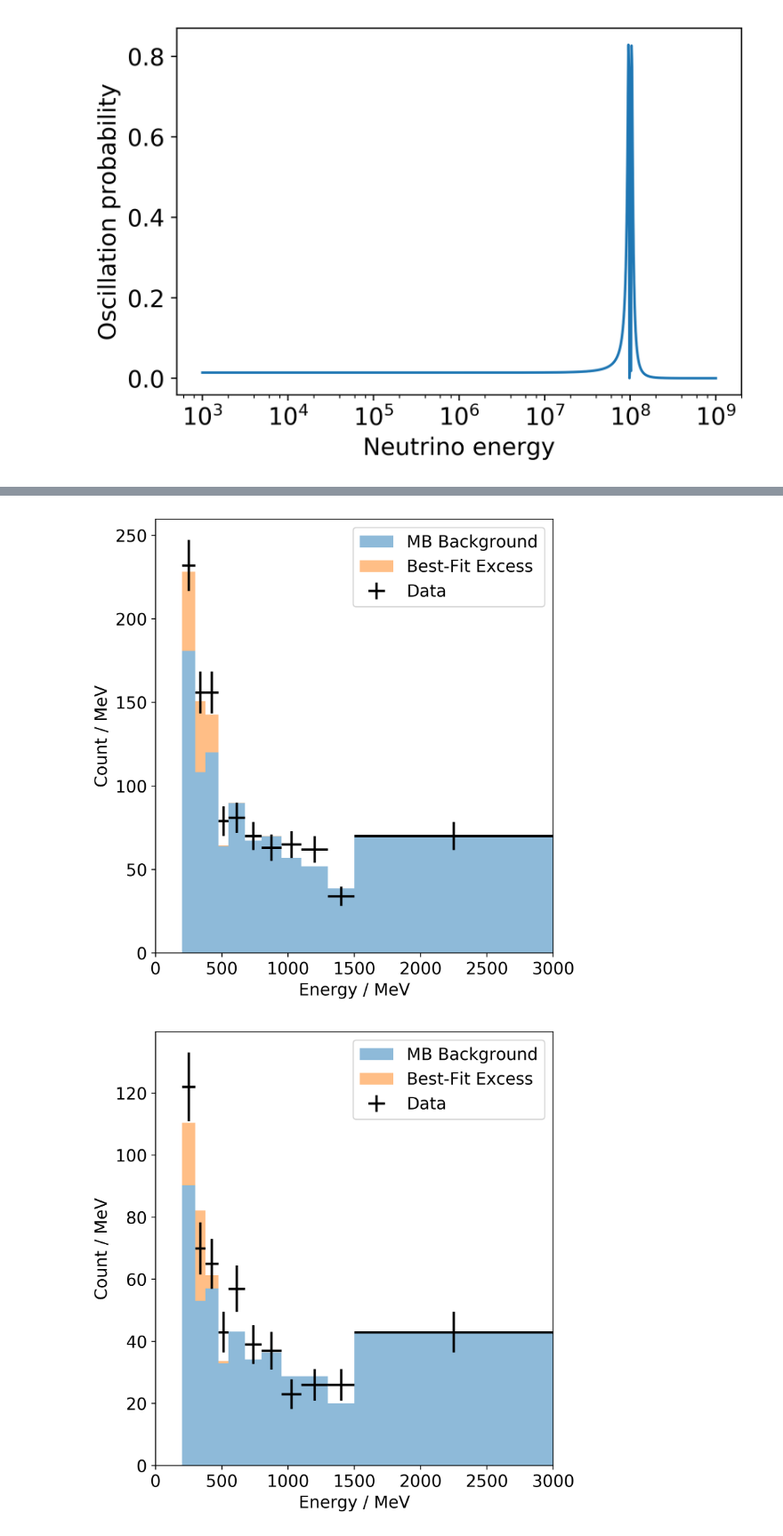
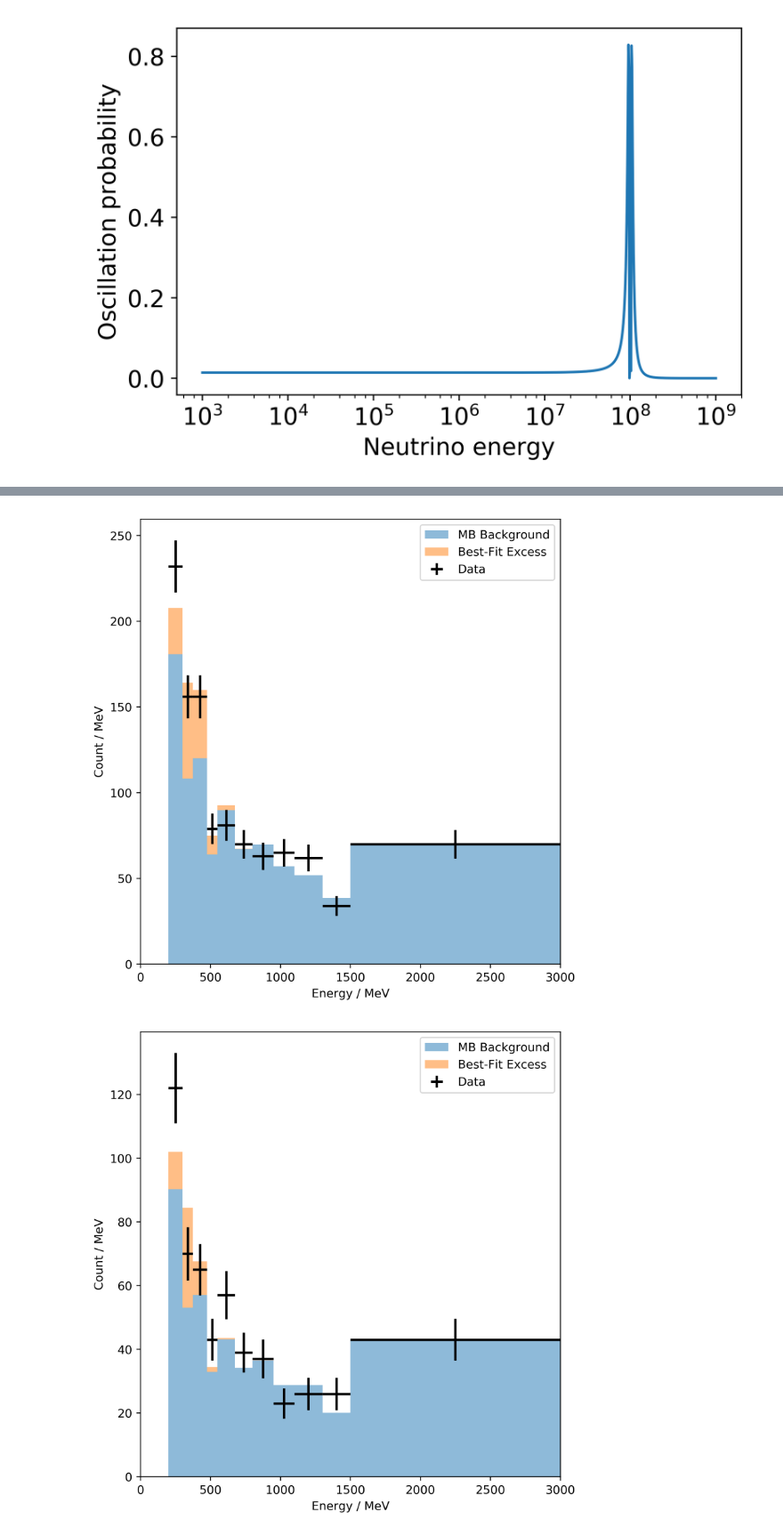
Before and after one commit to echurch/OscProbsNuHiggs, a Jupyter notebook: MBFromCNuB.ipynb, the cells around one changed output, grey strips where cells are left out. Shown at 89% size. Drawn from its saved outputs; the diff is of its cells as text; code cells hidden in the pictures.

```diff
--- a/MBFromCNuB.ipynb
+++ b/MBFromCNuB.ipynb
@@ -8,7 +8,7 @@ import scipy.stats
 
 #Plot formatting stuff
 font = {'family' : 'normal',
-        'size'   : 14}
+        'size'   : 10}
 
 mpl.rc('font', **font)
 mpl.rc("savefig", dpi=400)
@@ -91,3 +98,13 @@ MBSimEvents=numpy.loadtxt("MBData/miniboone_numunuefullosc_ntuple.txt")
 MBCounts_an=numpy.loadtxt("MBData/miniboone_nuebardata_lowe.txt")
 MBBackground_an=numpy.loadtxt("MBData/miniboone_nuebarbgr_lowe.txt")
 MBSimEvents_an=numpy.loadtxt("MBData/miniboone_numubarnuebarfullosc_ntuple.txt")
+MBCov = numpy.loadtxt("MBData/miniboone_full_fractcovmatrix_combined_lowe.txt")
+print "original matrix shape: ", MBCov.shape
+pylab.imshow(MBCov)
+#pylab.show()
+
+#MBCov_nu = MBCov[0:11,0:11]
+#MBCov_anu = MBCov[30:41,30:41]
+MBCov_nu = MBCov[10:21,10:21]
+MBCov_anu = MBCov[40:51,40:51]
+print "nu and anu shapes: ", MBCov_nu.shape, MBCov_anu.shape
@@ -232,14 +268,14 @@ pylab.savefig("FitPlots.png",dpi=200,bbox_inches=0)
 # %%
 #Plot best fit points
 
 #Nu Mode combined best fit
-DrawMBOscillated(2e5,3.3e8,MBBinEdges,MBSimEvents,MBBackground,MBCounts,"nue_2e5_33e8.png")
+DrawMBOscillated(2e5,3.6e8,MBBinEdges,MBSimEvents,MBBackground,MBCounts,"nue_2e5_33e8.png")
 
 #NuBar Mode combined best fit
-DrawMBOscillated(2e5,3.3e8,MBBinEdges,MBSimEvents_an,MBBackground_an,MBCounts_an,"nuebar_2e5_33e8.png")
+DrawMBOscillated(2e5,3.6e8,MBBinEdges,MBSimEvents_an,MBBackground_an,MBCounts_an,"nuebar_2e5_33e8.png")
 # %% [output]
-[figure, old version]
+[figure, new version]
-[figure, old version]
+[figure, new version]
 # %%
 # Print out the Chi2s
 print "Neutrino Null:", Chi2MBOscillated(0,0,MBBinEdges,MBSimEvents,MBBackground,MBCounts)
```
Also changed, not shown: parts of 10 cells of this notebook.
